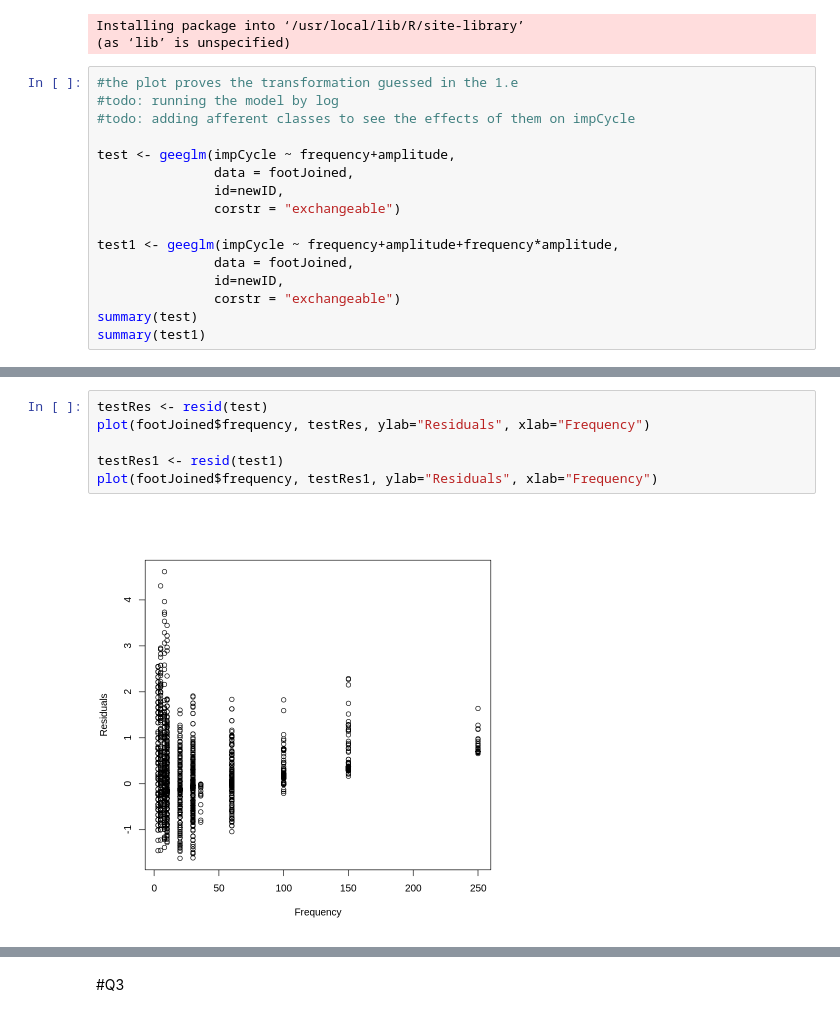
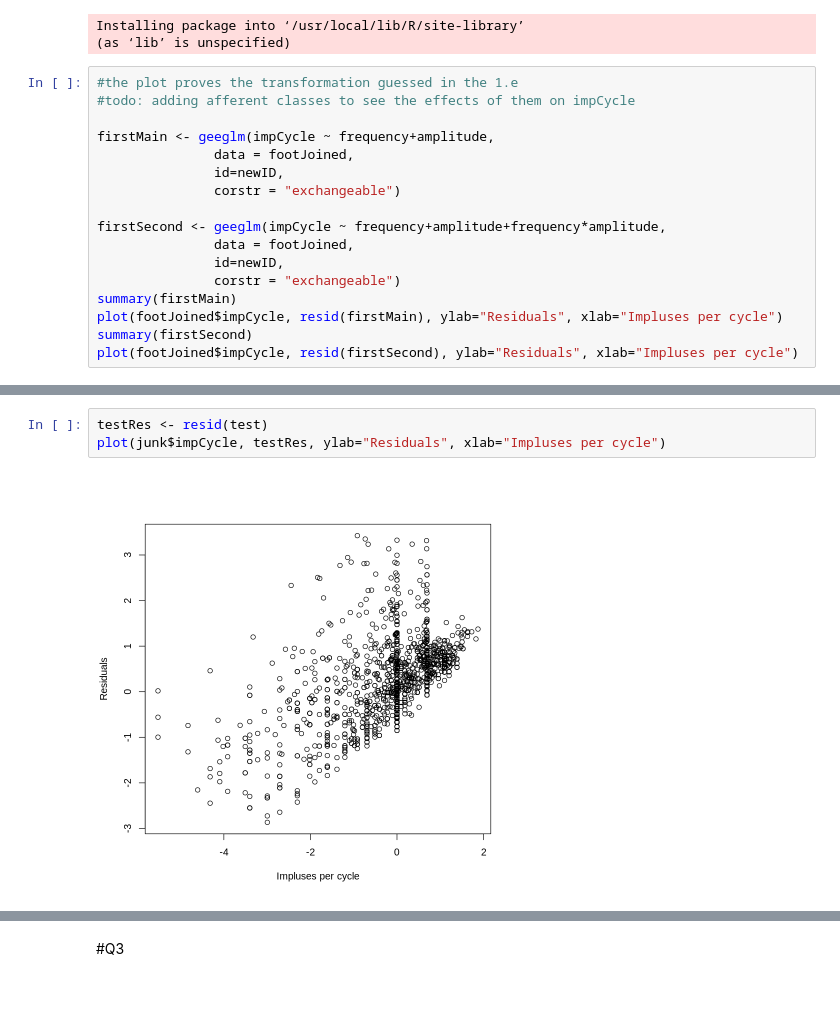
Before and after one commit to havaledar/6200, a Jupyter notebook: A2.ipynb, the cells around one changed output, grey strips where cells are left out. Saved outputs shown, nothing was run; the diff lists cells and outputs as text.

```diff
--- a/A2.ipynb
+++ b/A2.ipynb
@@ -429,17 +416,18 @@ Installing package into ‘/usr/local/lib/R/site-library’
 (as ‘lib’ is unspecified)
 # %%
 #the plot proves the transformation guessed in the 1.e
-#todo: running the model by log
 #todo: adding afferent classes to see the effects of them on impCycle
 
-test <- geeglm(impCycle ~ frequency+amplitude,
+firstMain <- geeglm(impCycle ~ frequency+amplitude,
                data = footJoined,
                id=newID,
                corstr = "exchangeable")
 
-test1 <- geeglm(impCycle ~ frequency+amplitude+frequency*amplitude,
+firstSecond <- geeglm(impCycle ~ frequency+amplitude+frequency*amplitude,
                data = footJoined,
                id=newID,
                corstr = "exchangeable")
-summary(test)
-summary(test1)
+summary(firstMain)
+plot(footJoined$impCycle, resid(firstMain), ylab="Residuals", xlab="Impluses per cycle")
+summary(firstSecond)
+plot(footJoined$impCycle, resid(firstSecond), ylab="Residuals", xlab="Impluses per cycle")
@@ -481,8 +514,5 @@ Number of clusters:   103  Maximum cluster size: 108
 # %%
 testRes <- resid(test)
-plot(footJoined$frequency, testRes, ylab="Residuals", xlab="Frequency")
-
-testRes1 <- resid(test1)
-plot(footJoined$frequency, testRes1, ylab="Residuals", xlab="Frequency")
+plot(junk$impCycle, testRes, ylab="Residuals", xlab="Impluses per cycle")
 # %% [output]
-[figure, old version]
+[figure, new version]
```
Also changed, not shown: parts of 8 cells of this notebook.
